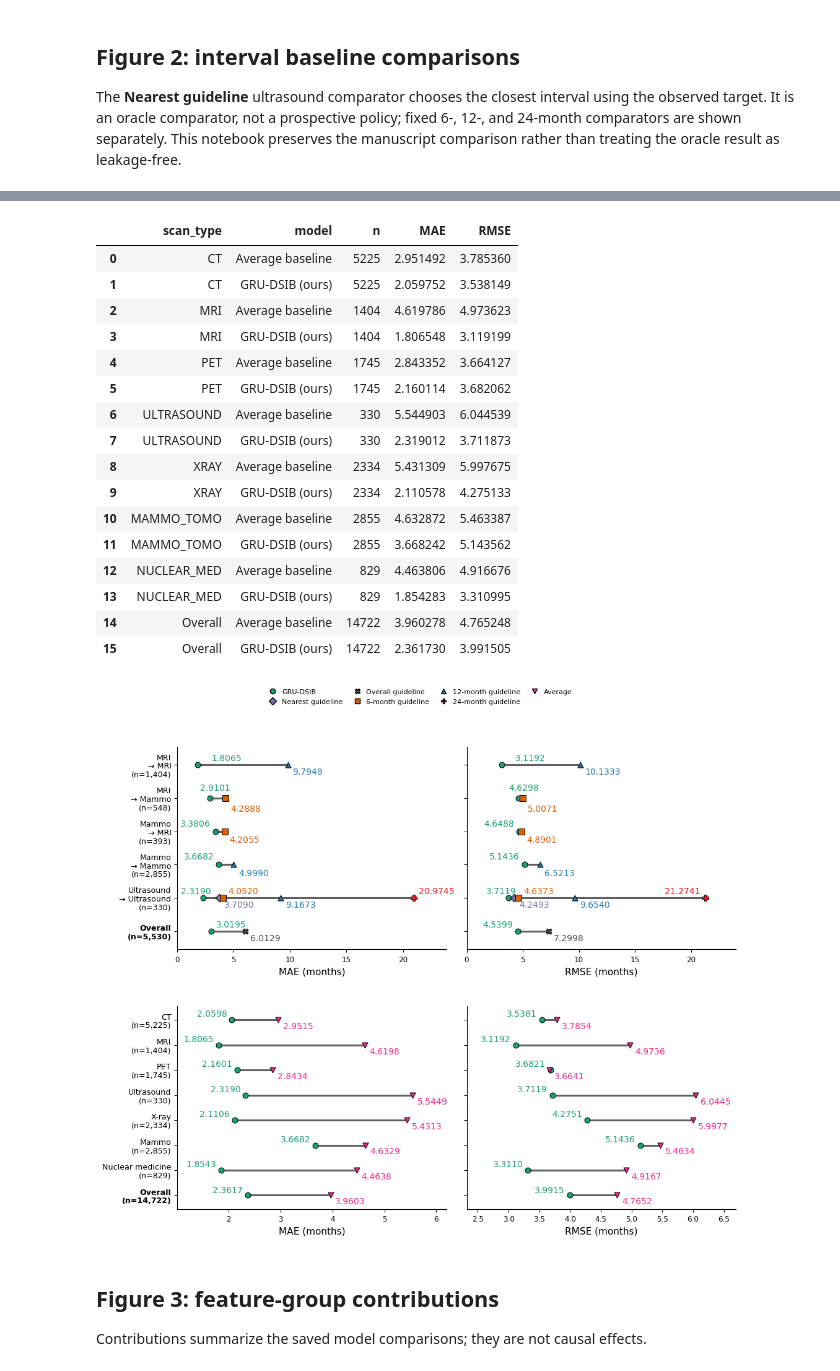
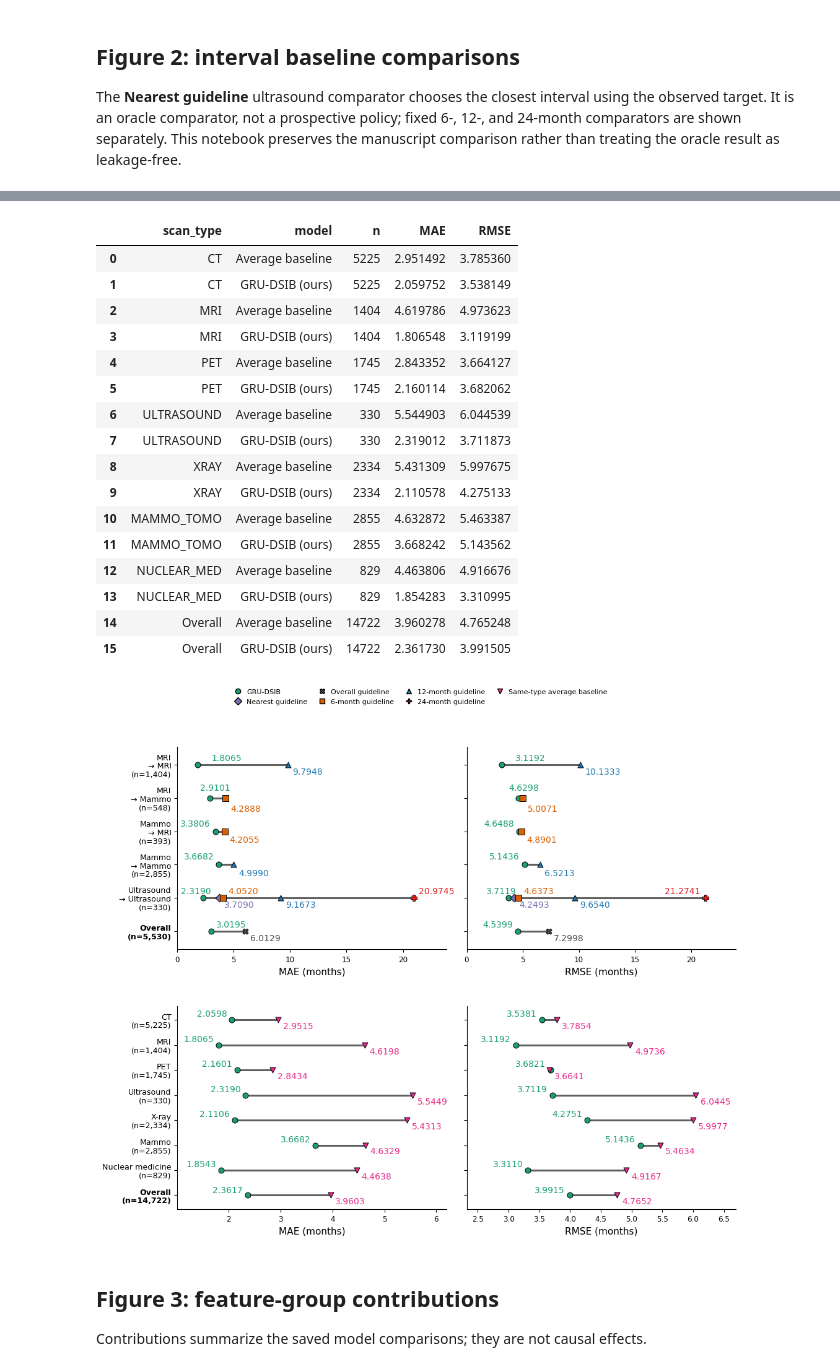
Before and after one commit to Hanqk97/Beyond-Rigid-Guidelines-Learning-the-Nuance-of-Real-World-Breast-Cancer-Imaging-Surveillance, a Jupyter notebook: notebooks/analysis.ipynb, the cells around one changed output, grey strips where cells are left out. Saved outputs shown, nothing was run; the diff lists cells and outputs as text; code cells hidden in the pictures.

```diff
--- a/notebooks/analysis.ipynb
+++ b/notebooks/analysis.ipynb
@@ -129,6 +129,12 @@ figure = make_vertical_figure(
     load_guideline_rows(AGGREGATES / 'guideline_comparison.csv'),
     load_average_rows(AGGREGATES / 'average_comparison.csv'),
 )
+
+for legend in figure.legends:
+    for label in legend.get_texts():
+        if label.get_text() == 'Average':
+            label.set_text('Same-type average baseline')
+
 figure.savefig(OUTPUT / 'figure_2_baseline_comparisons.pdf', bbox_inches='tight')
 display(figure)
 plt.close(figure)
@@ -139,34 +145,34 @@ plt.close(figure)
 | 2 | MRI -> MAMMO_TOMO | Guideline | 548 | 4.288808 | 5.007121 |
 | 3 | MRI -> MAMMO_TOMO | GRU-DSIB (ours) | 548 | 2.910136 | 4.629784 |
 | 4 | MAMMO_TOMO -> MRI | Guideline | 393 | 4.205496 | 4.890117 |
 | 5 | MAMMO_TOMO -> MRI | GRU-DSIB (ours) | 393 | 3.380649 | 4.648824 |
 | 6 | MAMMO_TOMO -> MAMMO_TOMO | Guideline | 2855 | 4.999044 | 6.521325 |
 | 7 | MAMMO_TOMO -> MAMMO_TOMO | GRU-DSIB (ours) | 2855 | 3.668242 | 5.143562 |
 | 8 | ULTRASOUND -> ULTRASOUND | Guideline | 330 | 3.709041 | 4.249330 |
 | 9 | ULTRASOUND -> ULTRASOUND | GRU-DSIB (ours) | 330 | 2.319012 | 3.711873 |
 | 10 | ULTRASOUND -> ULTRASOUND | 6-month guideline | 330 | 4.051994 | 4.637301 |
 | 11 | ULTRASOUND -> ULTRASOUND | 12-month guideline | 330 | 9.167320 | 9.653956 |
 | 12 | ULTRASOUND -> ULTRASOUND | 24-month guideline | 330 | 20.974526 | 21.274103 |
 | 13 | Overall | Guideline | 5530 | 6.012869 | 7.299839 |
 | 14 | Overall | GRU-DSIB (ours) | 5530 | 3.019502 | 4.539938 |
 |  | scan_type | model | n | MAE | RMSE |
 | 0 | CT | Average baseline | 5225 | 2.951492 | 3.785360 |
 | 1 | CT | GRU-DSIB (ours) | 5225 | 2.059752 | 3.538149 |
 | 2 | MRI | Average baseline | 1404 | 4.619786 | 4.973623 |
 | 3 | MRI | GRU-DSIB (ours) | 1404 | 1.806548 | 3.119199 |
 | 4 | PET | Average baseline | 1745 | 2.843352 | 3.664127 |
 | 5 | PET | GRU-DSIB (ours) | 1745 | 2.160114 | 3.682062 |
 | 6 | ULTRASOUND | Average baseline | 330 | 5.544903 | 6.044539 |
 | 7 | ULTRASOUND | GRU-DSIB (ours) | 330 | 2.319012 | 3.711873 |
 | 8 | XRAY | Average baseline | 2334 | 5.431309 | 5.997675 |
 | 9 | XRAY | GRU-DSIB (ours) | 2334 | 2.110578 | 4.275133 |
 | 10 | MAMMO_TOMO | Average baseline | 2855 | 4.632872 | 5.463387 |
 | 11 | MAMMO_TOMO | GRU-DSIB (ours) | 2855 | 3.668242 | 5.143562 |
 | 12 | NUCLEAR_MED | Average baseline | 829 | 4.463806 | 4.916676 |
 | 13 | NUCLEAR_MED | GRU-DSIB (ours) | 829 | 1.854283 | 3.310995 |
 | 14 | Overall | Average baseline | 14722 | 3.960278 | 4.765248 |
 | 15 | Overall | GRU-DSIB (ours) | 14722 | 2.361730 | 3.991505 |
-[figure, old version]
+[figure, new version]
 # %% [markdown]
 ## Figure 3: feature-group contributions
 
```
